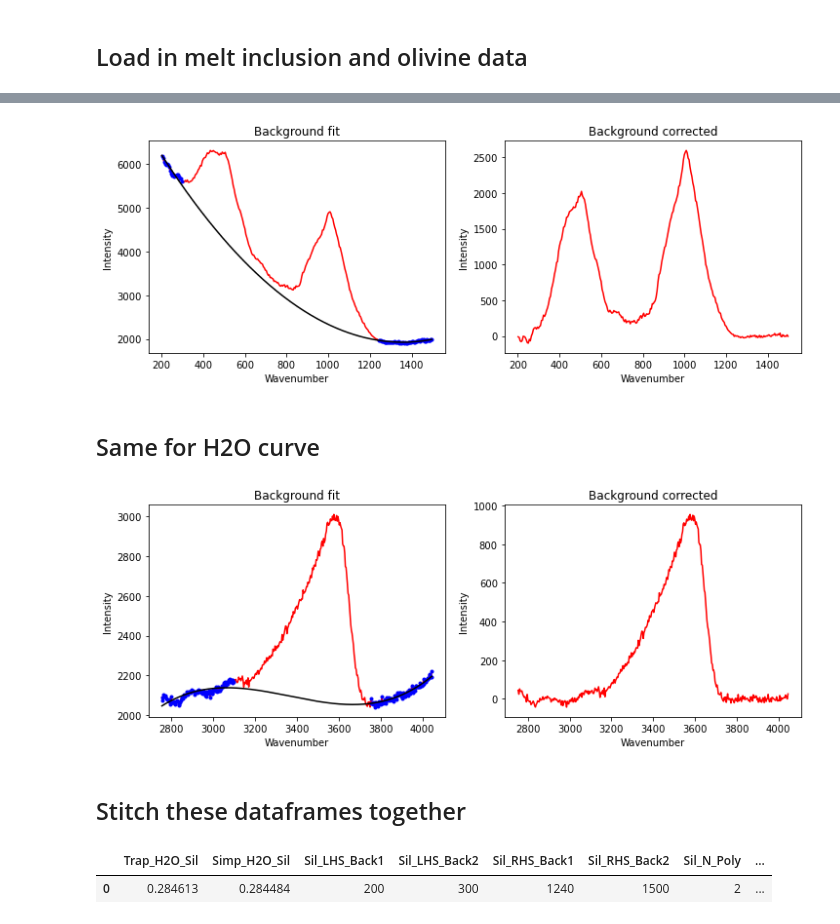
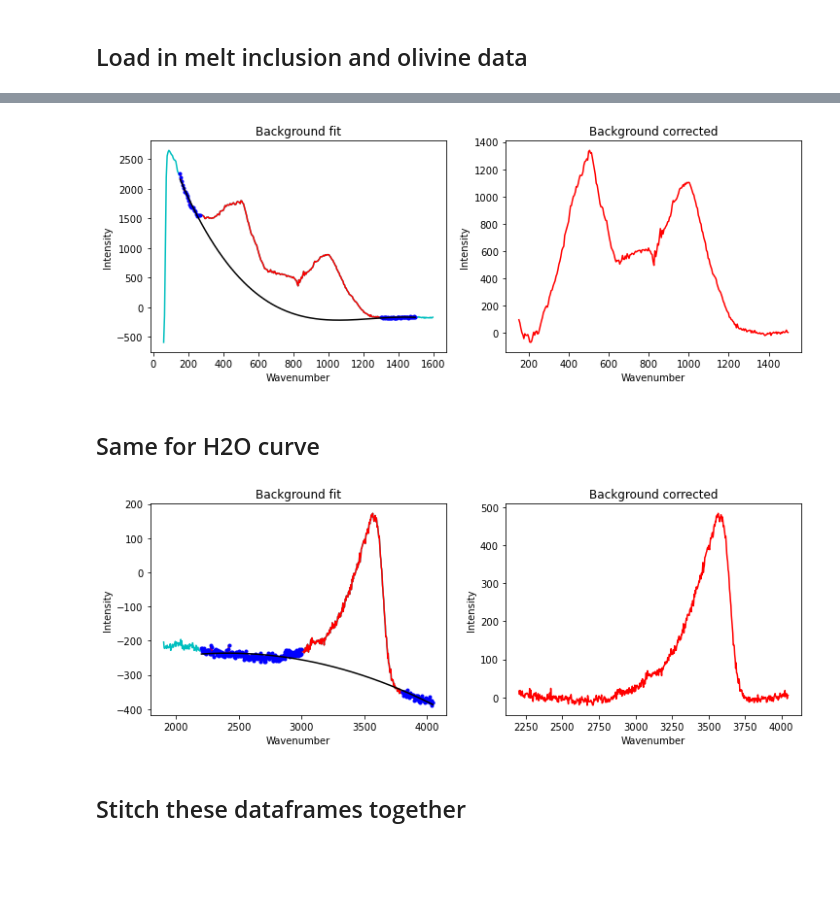
Before and after one commit to PennyWieser/DiadFit, a Jupyter notebook: Testing/Matlab_H2O/Unmixing_Olivine_Glass_Spectra_Functions.ipynb, the cells around one changed output, grey strips where cells are left out. Cells and saved outputs as stored; diff of their text form; code cells hidden in the pictures; blank space fills up the shorter version.

```diff
--- a/Testing/Matlab_H2O/Unmixing_Olivine_Glass_Spectra_Functions.ipynb
+++ b/Testing/Matlab_H2O/Unmixing_Olivine_Glass_Spectra_Functions.ipynb
@@ -36,6 +36,6 @@ Ol_files
 # %%
-Ol_file='14 NS6_MI1_H2O_Ol.txt'
-MI_file='13 NS6_MI1_H2O.txt'
+MI_file='18 NS21b_MI2_50X_H2O.txt'
+Ol_file='19 NS21b_MI2_50X_Ol.txt'
 filetype='Witec_ASCII'
 # %% [markdown]
 ## Load in melt inclusion and olivine data
@@ -288,7 +67,7 @@ def make_evaluate_mixed_spectra(smoothed_Ol_y, smoothed_MI_y,
 # %%
-MI_Mix_Best, ideal_mix, Dist, MI_Mix, X=make_evaluate_mixed_spectra(
+MI_Mix_Best, ideal_mix, Dist, MI_Mix, X=pf.make_evaluate_mixed_spectra(
 Ol_spectra=Ol, MI_spectra=MI,smoothed_Ol_y=y_cub_Ol,
 smoothed_MI_y=y_cub_MI,
-x_new=x_new, peak_pos_Ol=peak_pos_Ol, trough_x=trough_x,
-X_min=0, X_max=2, av_width=2)
+x_new=x_new, peak_pos_Ol=peak_pos_Ol, trough_x=trough_x, trough_y=trough_y,
+X_min=0, X_max=10, av_width=2)
 # %% [output]
@@ -453,0 +79,3 @@ fit_sil='poly'):
+# %%
+Spectra=pf.check_if_spectra_negative(Spectra=MI_Mix_Best, peak_pos_Ol=peak_pos_Ol,
+                                     override=False, flip=False)
@@ -454,8 +89,9 @@ fit_sil='poly'):
 # %%
-df_sil=fit_area_for_silicate_region(Spectra=MI_Mix_Best, lower_range_sil=[200, 300], upper_range_sil=[1240, 1500],
-sigma_sil=5, exclude_range1_sil=None, exclude_range2_sil=None, N_poly_sil=2, plot_figure=True,
+df_sil=pf.fit_area_for_silicate_region(Spectra=Spectra, lower_range_sil=[150, 270],
+                                       upper_range_sil=[1300, 1500],
+sigma_sil=10, exclude_range1_sil=None, exclude_range2_sil=None, N_poly_sil=3, plot_figure=True,
 fit_sil='poly')
 # %% [output]
-[figure, old version]
+[figure, new version]
 # %% [markdown]
 ## Same for H2O curve
@@ -613,20 +98,12 @@ N_poly_water=2, plot_figure=True, fit_water='poly'):
 # %%
-df_water=fit_area_for_water_region(Spectra=MI_Mix_Best, lower_range_water=[2750, 3100],
-upper_range_water=[3750, 4100],
+df_water=pf.fit_area_for_water_region(Spectra=Spectra, lower_range_water=[2200, 3000],
+upper_range_water=[3800, 4100],
 sigma_water=5, exclude_range1_water=None, exclude_range2_water=None,
 N_poly_water=2, plot_figure=True, fit_water='poly')
 # %% [output]
-[figure, old version]
+[figure, new version]
 # %% [markdown]
 ## Stitch these dataframes together
 # %%
-Combo_Area=pd.concat([df_sil, df_water], axis=1)
-
-Combo_Area.insert(0, 'Trap_H2O_Sil',
-                  Combo_Area['Water_Trapezoid_Area']/Combo_Area['Sil_Trapezoid_Area'])
-Combo_Area.insert(1, 'Simp_H2O_Sil',
-                  Combo_Area['Water_Simpson_Area']/Combo_Area['Sil_Simpson_Area'])
-Combo_Area
+df_stitch=pf.stitch_dataframes_together(df_sil=df_sil, df_water=df_water, Ol_file=Ol_file, MI_file=MI_file)
+df_stitch.to_clipboard(excel=True, header=False, index=None)
-# %% [output]
-|  | Trap_H2O_Sil | Simp_H2O_Sil | Sil_LHS_Back1 | Sil_LHS_Back2 | Sil_RHS_Back1 | Sil_RHS_Back2 | Sil_N_Poly | ... |
-| 0 | 0.284613 | 0.284484 | 200 | 300 | 1240 | 1500 | 2 | ... |
```
Also changed, not shown: parts of 15 cells of this notebook, 5 other files.
